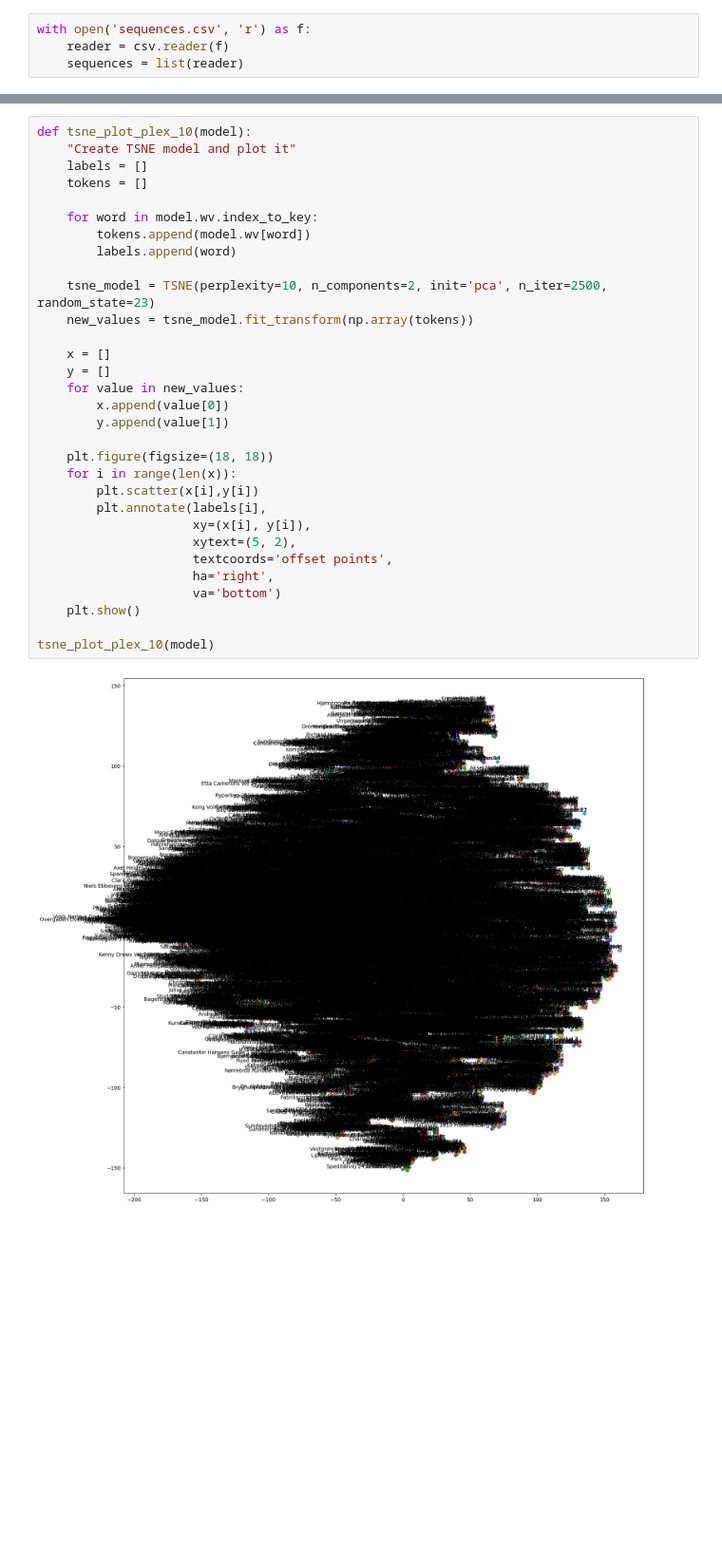
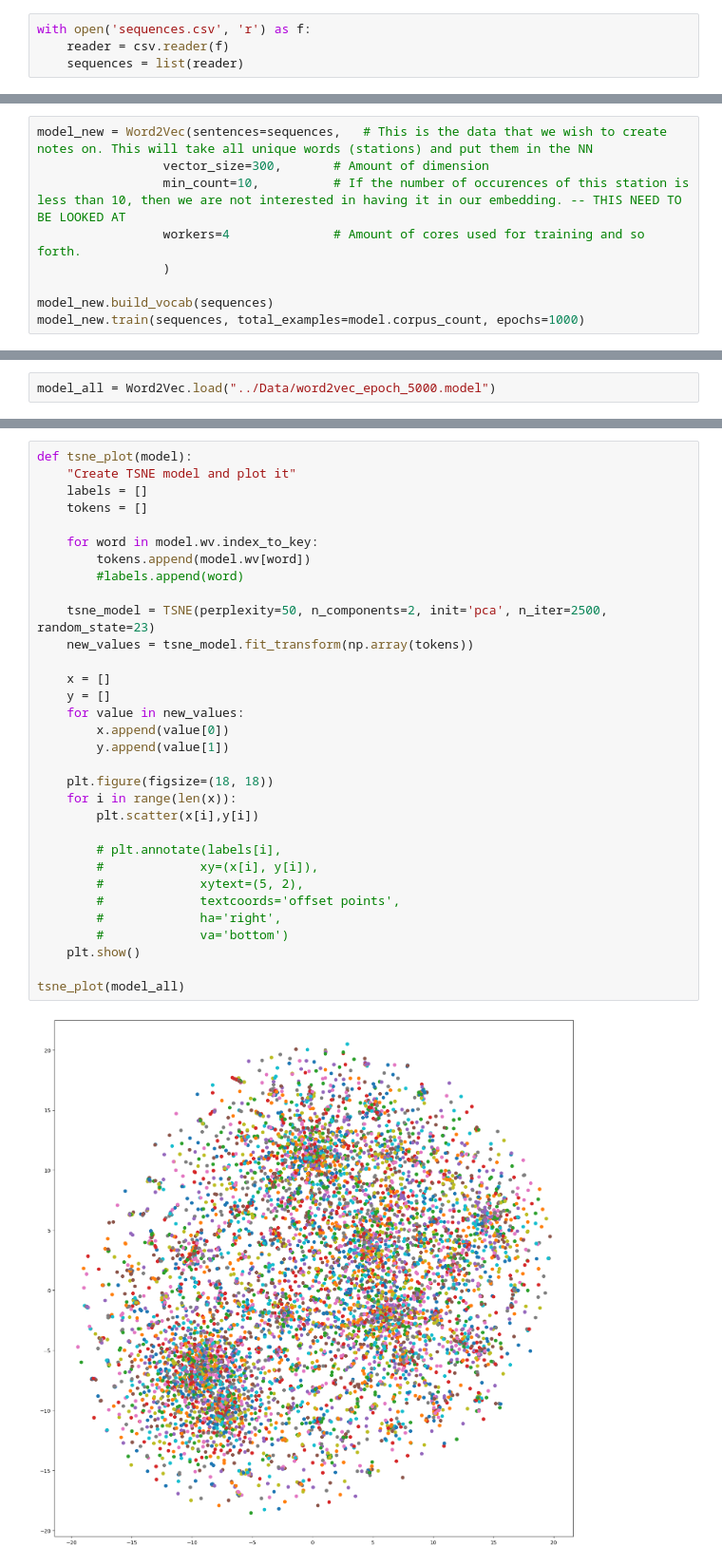
Before and after one commit to monicahardt/BachelorProject, a Jupyter notebook: Notebooks/Embedding_space.ipynb, the cells around one changed output, grey strips where cells are left out. Shown at 95% size. Drawn from its saved outputs; the diff is of its cells as text; blank space fills up the shorter version.

```diff
--- a/Notebooks/Embedding_space.ipynb
+++ b/Notebooks/Embedding_space.ipynb
@@ -119,0 +299,9 @@ tsne_plot(model)
+# %%
+model_new = Word2Vec(sentences=sequences,   # This is the data that we wish to create notes on. This will take all unique words (stations) and put them in the NN
+                 vector_size=300,       # Amount of dimension
+                 min_count=10,          # If the number of occurences of this station is less than 10, then we are not interested in having it in our embedding. -- THIS NEED TO BE LOOKED AT
+                 workers=4              # Amount of cores used for training and so forth.
+                 )
+
+model_new.build_vocab(sequences)
+model_new.train(sequences, total_examples=model.corpus_count, epochs=1000)
@@ -119,0 +384,2 @@ tsne_plot(model)
+# %%
+model_all = Word2Vec.load("../Data/word2vec_epoch_5000.model")
@@ -120,33 +429,34 @@ tsne_plot(model)
 # %%
-def tsne_plot_plex_10(model):
+def tsne_plot(model):
     "Create TSNE model and plot it"
     labels = []
     tokens = []
 
     for word in model.wv.index_to_key:
         tokens.append(model.wv[word])
-        labels.append(word)
+        #labels.append(word)
 
-    tsne_model = TSNE(perplexity=10, n_components=2, init='pca', n_iter=2500, random_state=23)
+    tsne_model = TSNE(perplexity=50, n_components=2, init='pca', n_iter=2500, random_state=23)
     new_values = tsne_model.fit_transform(np.array(tokens))
 
     x = []
     y = []
     for value in new_values:
         x.append(value[0])
         y.append(value[1])
 
     plt.figure(figsize=(18, 18))
     for i in range(len(x)):
         plt.scatter(x[i],y[i])
-        plt.annotate(labels[i],
-                     xy=(x[i], y[i]),
-                     xytext=(5, 2),
-                     textcoords='offset points',
-                     ha='right',
-                     va='bottom')
+
+        # plt.annotate(labels[i],
+        #             xy=(x[i], y[i]),
+        #             xytext=(5, 2),
+        #             textcoords='offset points',
+        #             ha='right',
+        #             va='bottom')
     plt.show()
 
-tsne_plot_plex_10(model)
+tsne_plot(model_all)
 # %% [output]
-[figure, old version]
+[figure, new version]
```
Also changed, not shown: parts of 29 cells of this notebook, 3 other files.
